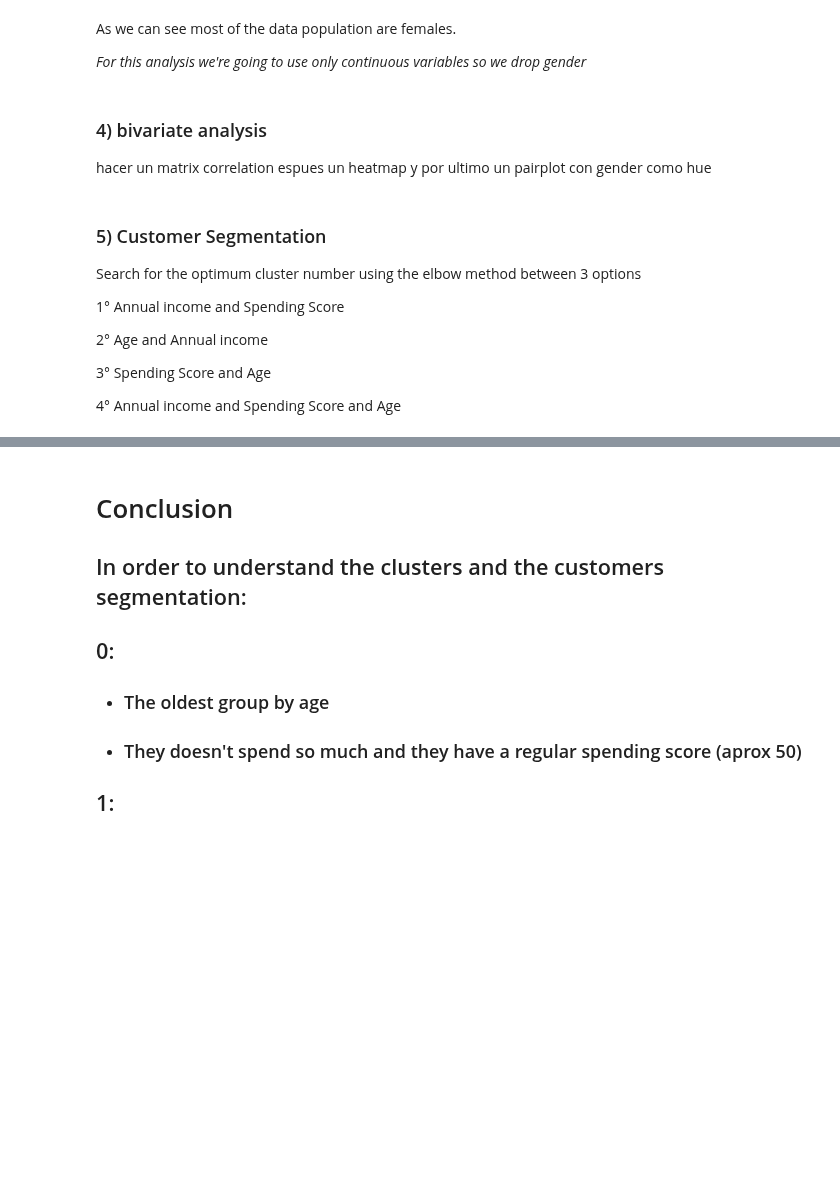
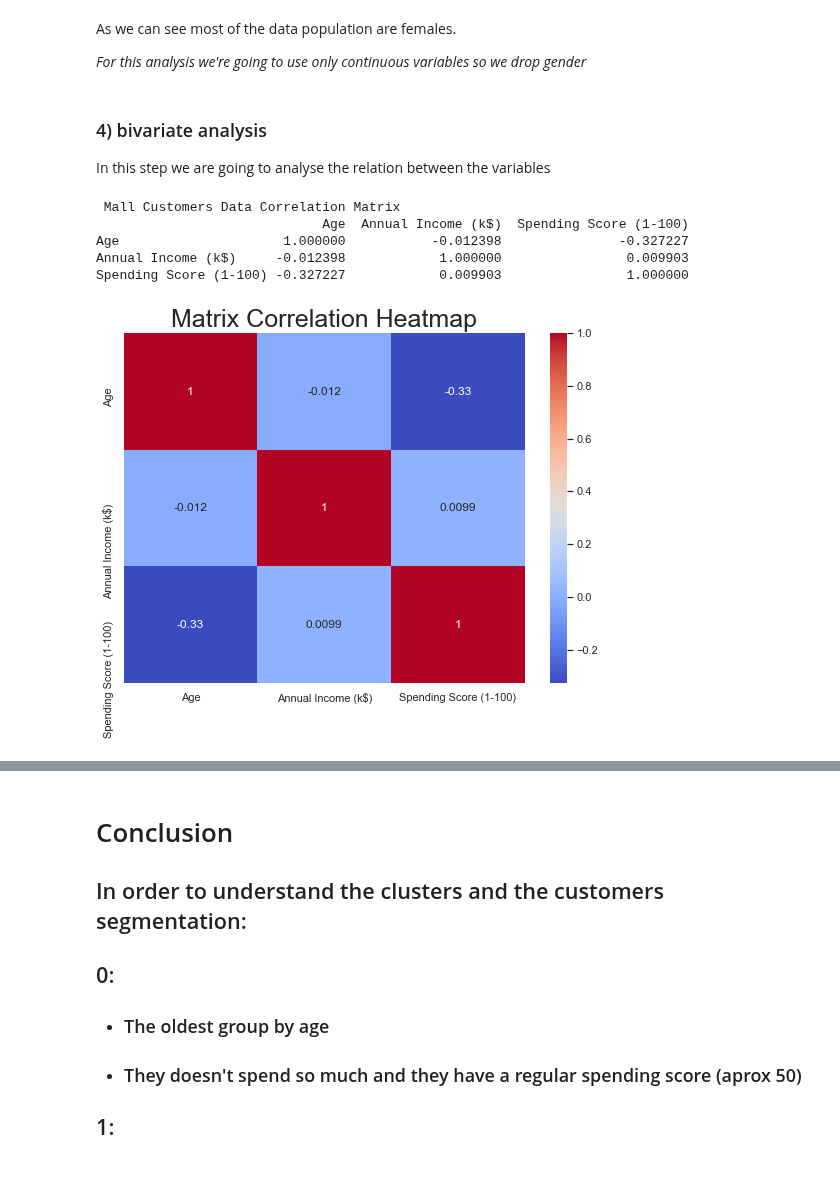
Before and after one commit to martinnss/Customer-Segmentation-with-KMeans-and-Affinity-Propagation, a Jupyter notebook: costumer_segmentation_kmeans.ipynb, the cells around one changed output, grey strips where cells are left out. Saved outputs shown, nothing was run; the diff lists cells and outputs as text; code cells hidden in the pictures; blank space fills up the shorter version.

```diff
--- a/costumer_segmentation_kmeans.ipynb
+++ b/costumer_segmentation_kmeans.ipynb
@@ -152,18 +151,3 @@ As we can see most of the data population are females.
 *For this analysis we're going to use only continuous variables so we drop gender*
 # %%
 data.drop(columns='Gender',inplace=True)
-# %% [markdown]
-### 4) bivariate analysis
-hacer un matrix correlation espues un heatmap y por ultimo un pairplot con gender como hue
-# %% [markdown]
-### 5) Customer Segmentation
-
-Search for the optimum cluster number using the elbow method between 3 options
-
-1° Annual income and Spending Score
-
-2° Age and Annual income
-
-3° Spending Score and Age
-
-4° Annual income and Spending Score and Age
@@ -173,0 +154,21 @@ scaler=StandardScaler()
+# %% [markdown]
+### 4) bivariate analysis
+In this step we are going to analyse the relation between the variables
+# %%
+
+cormatrix=data.corr().transpose()
+print(' Mall Customers Data Correlation Matrix')
+print(cormatrix)
+# %% [output]
+ Mall Customers Data Correlation Matrix
+                             Age  Annual Income (k$)  Spending Score (1-100)
+Age                     1.000000           -0.012398               -0.327227
+Annual Income (k$)     -0.012398            1.000000                0.009903
+Spending Score (1-100) -0.327227            0.009903                1.000000
+# %%
+sns.set(rc={'figure.figsize':(8,6)})
+sns.heatmap(cormatrix, annot=True,linewidths=0,cmap='coolwarm')
+plt.title('Matrix Correlation Heatmap',fontsize=25)
+plt.show()
+# %% [output]
+[figure, added]
```
Also changed, not shown: parts of 10 cells of this notebook.
